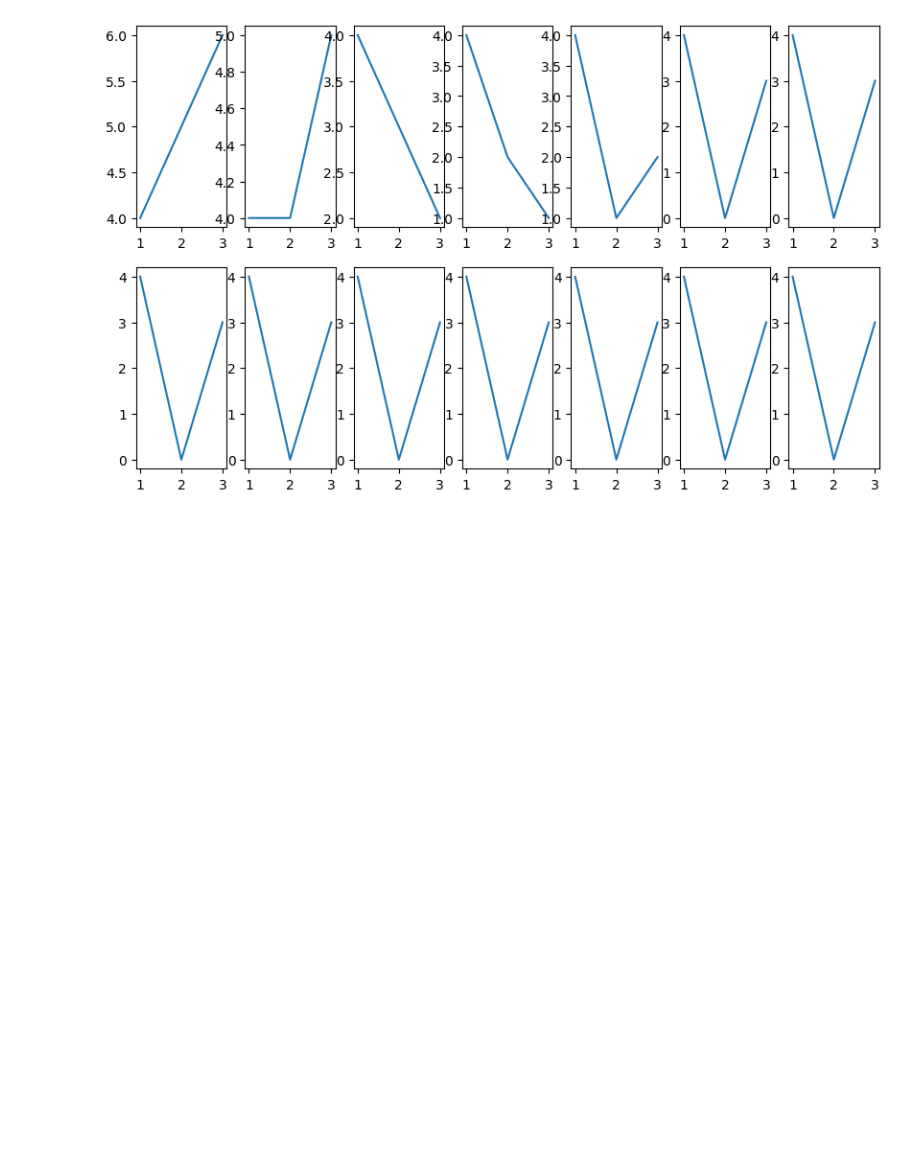
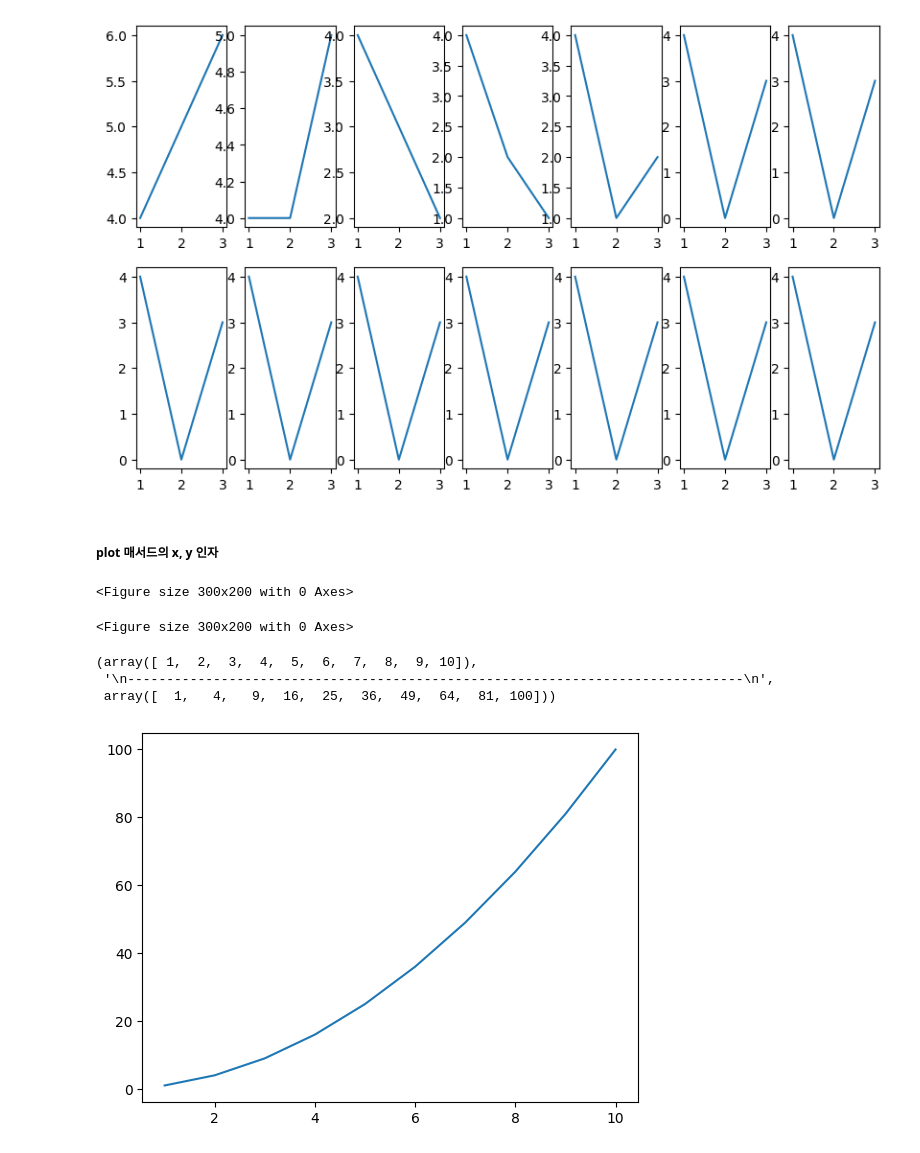
Before and after one commit to vfxpedia/04_data_analysis, a Jupyter notebook: 03_matplotlib/01_matplotlib_intro.ipynb, the cells around one changed output. Saved outputs shown, nothing was run; the diff lists cells and outputs as text; code cells hidden in the pictures; blank space fills up the shorter version.

```diff
--- a/03_matplotlib/01_matplotlib_intro.ipynb
+++ b/03_matplotlib/01_matplotlib_intro.ipynb
@@ -6,0 +38,10 @@ import matplotlib.pyplot as plt
+# %%
+# 폰트 목록 조회
+fm.fontManager.ttflist
+# 폰트 목록 중 한글 폰트 조회
+for font in fm.fontManager.ttflist:
+    if 'Gulim' in font.name:
+        print(font.name)
+# 한글 폰트 설정
+plt.rcParams['font.family'] = 'Malgun Gothic'
+plt.rcParams['axes.unicode_minus'] = False
@@ -64,3 +107,11 @@ Figure(1000x600)
 [[<Axes: > <Axes: > <Axes: > <Axes: > <Axes: > <Axes: > <Axes: >]
  [<Axes: > <Axes: > <Axes: > <Axes: > <Axes: > <Axes: > <Axes: >]]
 [figure]
+# %% [markdown]
+##### plot 매서드의 x, y 인자
+# %%
+# plt.figure(figsize=(10, 4), facecolor='green')
+plt.figure(figsize=(3, 2))
+# %% [output]
+<Figure size 300x200 with 0 Axes>
+<Figure size 300x200 with 0 Axes>
@@ -66,0 +120,14 @@ Figure(1000x600)
+# %%
+# 2. ndarray
+x = np.arange(1, 11)
+y = x ** 2
+x, n, y # 1차원 배열 형태의 데이터 ndarray
+# %% [output]
+(array([ 1,  2,  3,  4,  5,  6,  7,  8,  9, 10]),
+ '\n-------------------------------------------------------------------------------\n',
+ array([  1,   4,   9,  16,  25,  36,  49,  64,  81, 100]))
+# %%
+plt.plot(x, y)
+plt.show()
+# %% [output]
+[figure, added]
```
Also changed, not shown: parts of 23 cells of this notebook, 6 other files.
